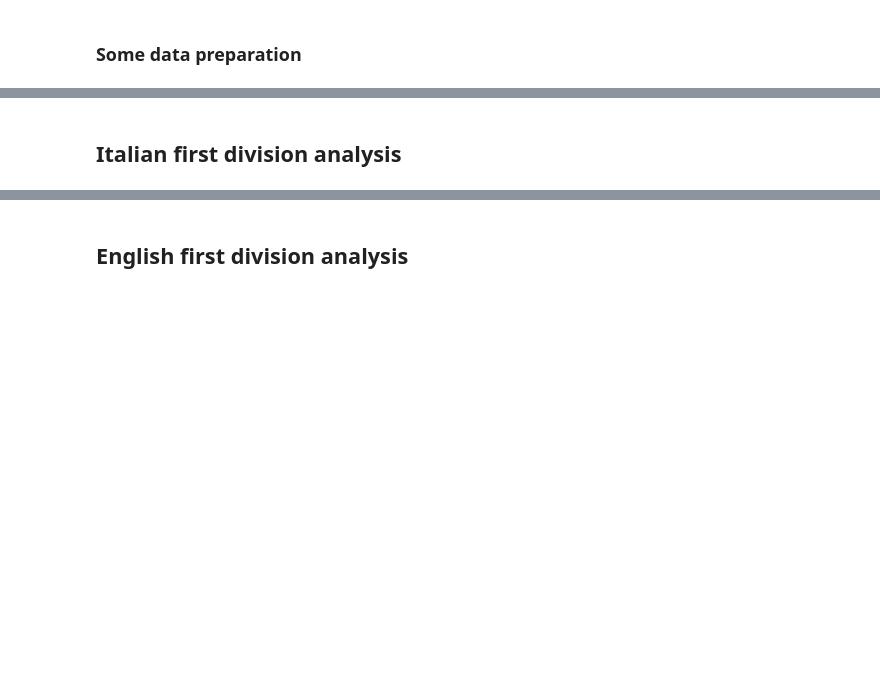
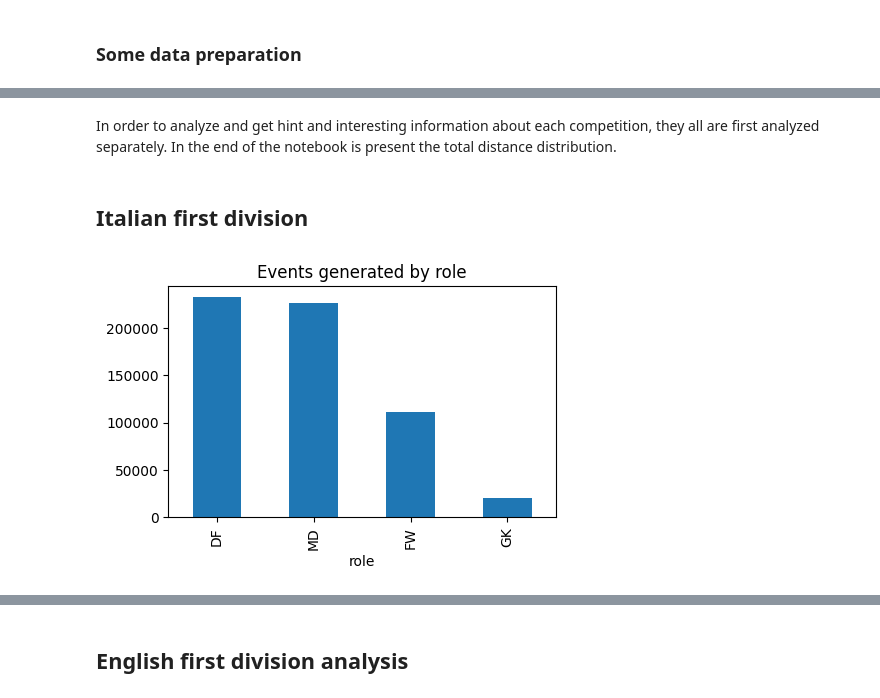
Before and after one commit to PasqualeEsposito/Geospatial_Analytics, a Jupyter notebook: Distances_analysis.ipynb, the cells around one changed output, grey strips where cells are left out. Saved outputs shown, nothing was run; the diff lists cells and outputs as text; code cells hidden in the pictures; blank space fills up the shorter version.

Commit message:
Further analysis

```diff
--- a/Distances_analysis.ipynb
+++ b/Distances_analysis.ipynb
@@ -52,10 +84,18 @@ for nation in events_df:
     events_df[nation] = events_df[nation][(events_df[nation]['eventName'] != 'Save attempt')]
+# %% [markdown]
+In order to analyze and get hint and interesting information about each competition, they all are first analyzed separately. In the end of the notebook is present the total distance distribution.
 # %% [markdown]
-## Italian first division analysis
+## Italian first division
 # %%
 italian_events_df = prepare_events(extract_events(events_df, 'Italy'))
 # %%
 events_players_df = pd.merge(italian_events_df, players_df, on='playerId', how='left')
+# %%
+events_players_df['role'].value_counts().sort_values(ascending=False).plot(kind='bar', figsize=(5, 3), title='Events generated by role')
+
+plt.show()
+# %% [output]
+[figure, added]
 # %%
 events_players_distances_df = compute_distance(events_players_df)
 # %%
```
Also changed, not shown: parts of 64 cells of this notebook, 1 other file.
